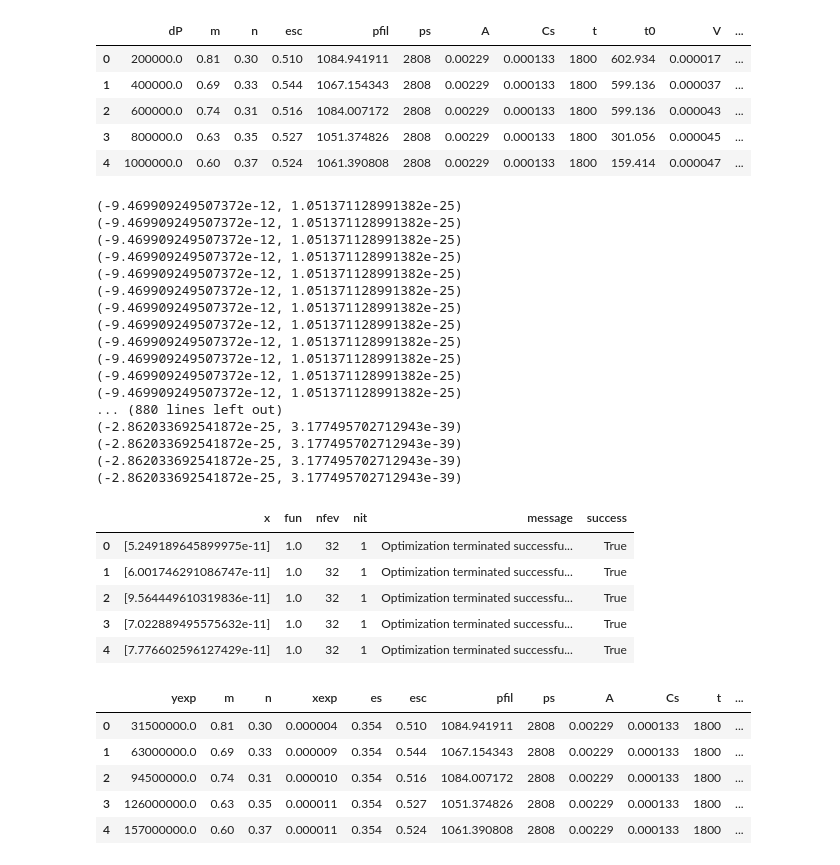
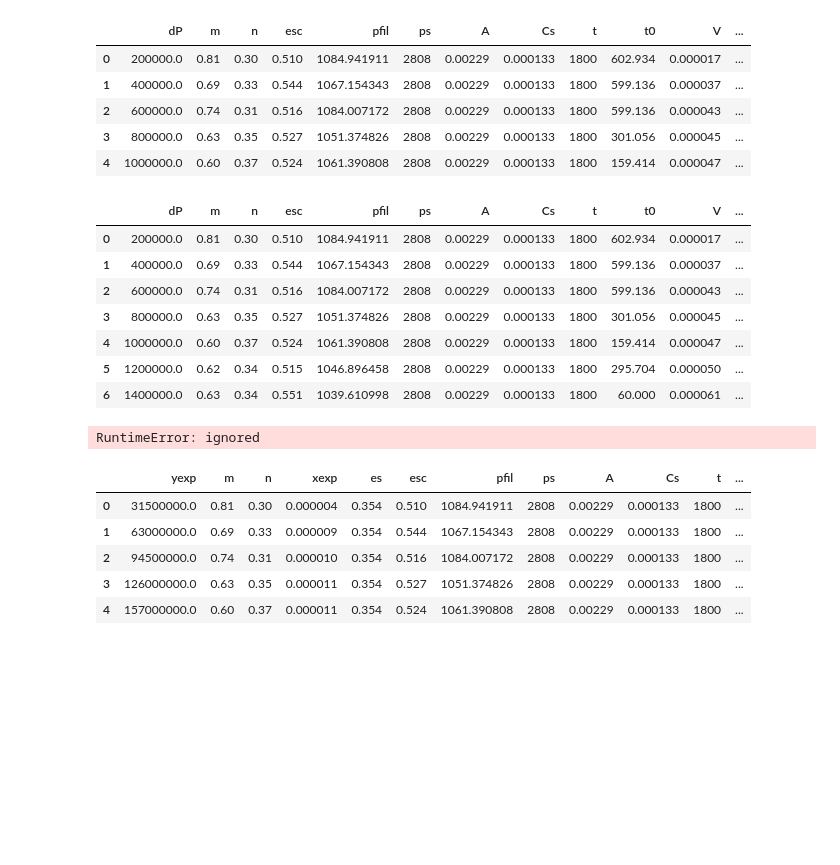
Before and after one commit to abasilio91/doctorship, a Jupyter notebook: fcp_nara.ipynb, the cells around one changed output. Drawn from its saved outputs; the diff is of its cells as text; code cells hidden in the pictures; blank space fills up the shorter version.

```diff
--- a/fcp_nara.ipynb
+++ b/fcp_nara.ipynb
@@ -205,6 +196,6 @@ def modelo_torta(kc,dados):
 # %%
 dados_torta = pd.read_csv('/content/doctorship/parameters_gx_caco3.csv')
-dados_torta['dt_real'] = dados_torta['t']-dados_torta['t0']
+dados_torta['dV_real'] = dados_torta['V']-dados_torta['V0']
 dados_torta.head()
 # %% [output]
 |  | dP | m | n | esc | pfil | ps | A | Cs | t | t0 | V | ... |
@@ -213,52 +204,15 @@ dados_torta.head()
 | 2 | 600000.0 | 0.74 | 0.31 | 0.516 | 1084.007172 | 2808 | 0.00229 | 0.000133 | 1800 | 599.136 | 0.000043 | ... |
 | 3 | 800000.0 | 0.63 | 0.35 | 0.527 | 1051.374826 | 2808 | 0.00229 | 0.000133 | 1800 | 301.056 | 0.000045 | ... |
 | 4 | 1000000.0 | 0.60 | 0.37 | 0.524 | 1061.390808 | 2808 | 0.00229 | 0.000133 | 1800 | 159.414 | 0.000047 | ... |
-# %%
-params_bound = [(1e-20,1e-10)]
-# params_bound = [(1e-20,1e-10),(1,e-20,1e-10)]
-
-results = []
-
-for row in dados_torta.iterrows():
-  dados_selecionados = [row[1]['ps'],
-                        row[1]['esc'],
-                        row[1]['m'],
-                        row[1]['n'],
-                        row[1]['pfil'],
-                        row[1]['Cs'],
-                        row[1]['yexp'],
-                        row[1]['Rm'],
-                        row[1]['A'],
-                        row[1]['V'],
-                        row[1]['V0'],
-                        row[1]['dt_real']]
-
-  value = de(func=modelo_torta,bounds=params_bound,args=(dados_selecionados,))
-  results.append(value)
-
-df_torta = pd.DataFrame(results)
-df_torta.head()
-# %% [output]
-(-9.469909249507372e-12, 1.051371128991382e-25)
-(-9.469909249507372e-12, 1.051371128991382e-25)
-(-9.469909249507372e-12, 1.051371128991382e-25)
-(-9.469909249507372e-12, 1.051371128991382e-25)
-(-9.469909249507372e-12, 1.051371128991382e-25)
-(-9.469909249507372e-12, 1.051371128991382e-25)
-(-9.469909249507372e-12, 1.051371128991382e-25)
-(-9.469909249507372e-12, 1.051371128991382e-25)
-(-9.469909249507372e-12, 1.051371128991382e-25)
-(-9.469909249507372e-12, 1.051371128991382e-25)
-(-9.469909249507372e-12, 1.051371128991382e-25)
-(-9.469909249507372e-12, 1.051371128991382e-25)
-... (880 lines left out)
-(-2.862033692541872e-25, 3.177495702712943e-39)
-(-2.862033692541872e-25, 3.177495702712943e-39)
-(-2.862033692541872e-25, 3.177495702712943e-39)
-(-2.862033692541872e-25, 3.177495702712943e-39)
-|  | x | fun | nfev | nit | message | success |
-| 0 | [5.249189645899975e-11] | 1.0 | 32 | 1 | Optimization terminated successfu... | True |
-| 1 | [6.001746291086747e-11] | 1.0 | 32 | 1 | Optimization terminated successfu... | True |
-| 2 | [9.564449610319836e-11] | 1.0 | 32 | 1 | Optimization terminated successfu... | True |
-| 3 | [7.022889495575632e-11] | 1.0 | 32 | 1 | Optimization terminated successfu... | True |
-| 4 | [7.776602596127429e-11] | 1.0 | 32 | 1 | Optimization terminated successfu... | True |
+# %%
+data_selection = dados_torta.query('gx==0.2 and meio==50 and t0>0.0')
+data_selection
+# %% [output]
+|  | dP | m | n | esc | pfil | ps | A | Cs | t | t0 | V | ... |
+| 0 | 200000.0 | 0.81 | 0.30 | 0.510 | 1084.941911 | 2808 | 0.00229 | 0.000133 | 1800 | 602.934 | 0.000017 | ... |
+| 1 | 400000.0 | 0.69 | 0.33 | 0.544 | 1067.154343 | 2808 | 0.00229 | 0.000133 | 1800 | 599.136 | 0.000037 | ... |
+| 2 | 600000.0 | 0.74 | 0.31 | 0.516 | 1084.007172 | 2808 | 0.00229 | 0.000133 | 1800 | 599.136 | 0.000043 | ... |
+| 3 | 800000.0 | 0.63 | 0.35 | 0.527 | 1051.374826 | 2808 | 0.00229 | 0.000133 | 1800 | 301.056 | 0.000045 | ... |
+| 4 | 1000000.0 | 0.60 | 0.37 | 0.524 | 1061.390808 | 2808 | 0.00229 | 0.000133 | 1800 | 159.414 | 0.000047 | ... |
+| 5 | 1200000.0 | 0.62 | 0.34 | 0.515 | 1046.896458 | 2808 | 0.00229 | 0.000133 | 1800 | 295.704 | 0.000050 | ... |
+| 6 | 1400000.0 | 0.63 | 0.34 | 0.551 | 1039.610998 | 2808 | 0.00229 | 0.000133 | 1800 | 60.000 | 0.000061 | ... |
@@ -265,3 +221,14 @@ df_torta.head()
+# %%
+params_bound = [(-100,100), (-100,100), (-100,100)]
+# params_bound = [bec, bkc, bkm]
+
+value = de(func=fo_eval, bounds=params_bound, args=(data_selection,), maxiter=1000)
+results.append(value)
+
+df_torta = pd.DataFrame(results)
+df_torta.head()
+# %% [output]
+RuntimeError: ignored
 # %%
 k_torta = []
 
```
Also changed, not shown: parts of 3 cells of this notebook.
